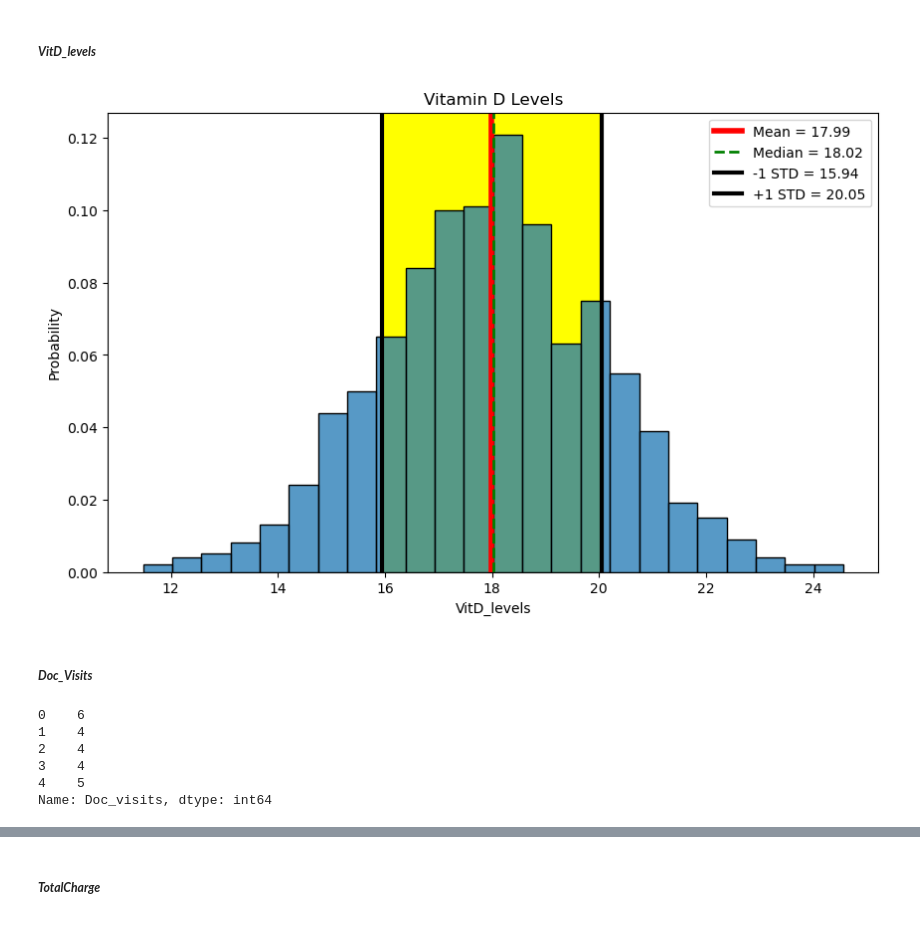
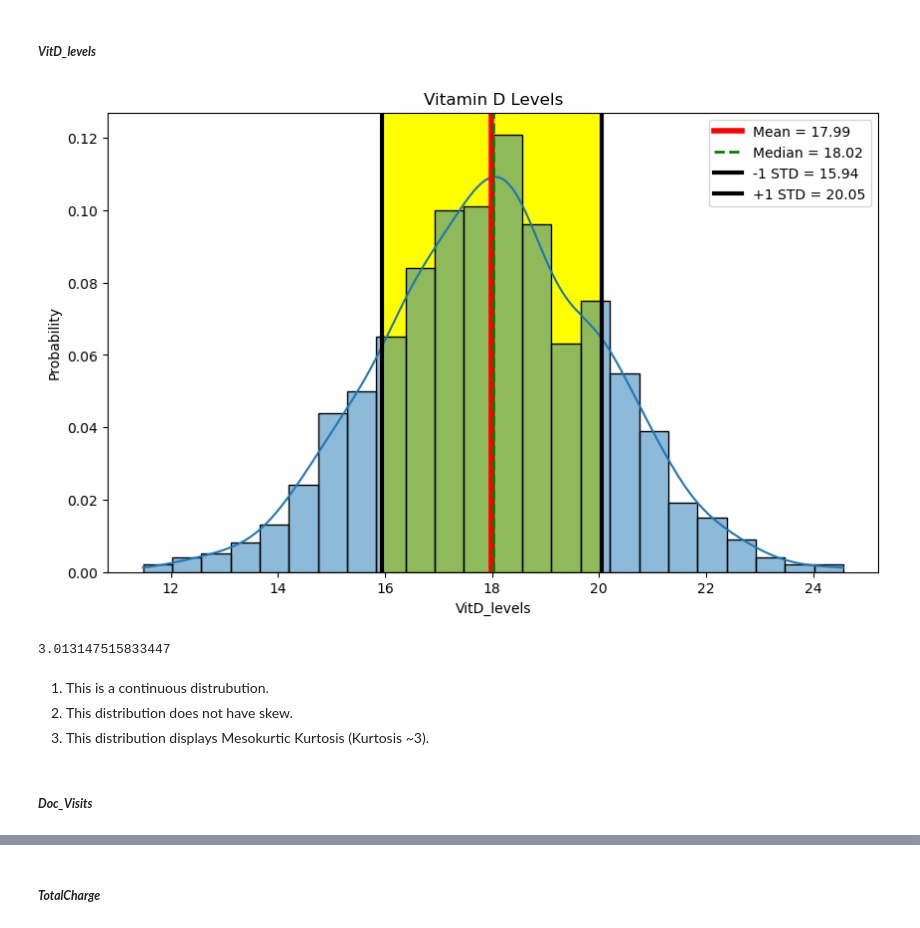
Before and after one commit to john-a-dixon/describing-distributions, a Jupyter notebook: desc-dist.ipynb, the cells around one changed output, grey strips where cells are left out. Saved outputs shown, nothing was run; the diff lists cells and outputs as text; code cells hidden in the pictures.

Commit message:
Added the second distribution description.

```diff
--- a/desc-dist.ipynb
+++ b/desc-dist.ipynb
@@ -45,39 +46,45 @@ std_minus_one_1 = mean_1 - df["VitD_levels"].std()
 # %%
 # Define figure and axes
 fig, ax = plt.subplots(figsize=(10, 6))
-sns.histplot(data=df, x="VitD_levels", stat="probability")
+sns.histplot(data=df, x="VitD_levels", stat="probability", kde=True)
+# Set the title
 ax.set_title("Vitamin D Levels")
+# Draw the mean line
 ax.axvline(mean_1,
            color="red",
            label=f"Mean = {round(mean_1, 2)}",
            linewidth=4)
+# Draw the median line
 ax.axvline(median_1,
            color="green",
            label=f"Median = {round(median_1, 2)}",
            linewidth=2,
            ls="--")
+# Draw the -1 STD line
 ax.axvline(std_minus_one_1,
            color="black",
            label=f"-1 STD = {round(std_minus_one_1, 2)}",
            linewidth=3)
+# Draw the +1 STD lin
 ax.axvline(std_plus_one_1,
            color="black",
            label=f"+1 STD = {round(std_plus_one_1, 2)}",
            linewidth=3)
+# Highlight the range between -1 STD and +1 STD
 ax.axvspan(std_minus_one_1, std_plus_one_1, color="yellow", zorder=0)
+# Supply a legend
 ax.legend();
 # %% [output]
-[figure, old version]
+[figure, new version]
+# %%
+# Calculate kurtosis
+kurtosis_1 = stats.kurtosis(df["VitD_levels"] , fisher=False)
+kurtosis_1
+# %% [output]
+3.013147515833447
+# %% [markdown]
+1. This is a continuous distrubution.
+2. This distribution does not have skew.
+3. This distribution displays Mesokurtic Kurtosis (Kurtosis ~3).
 # %% [markdown]
 ##### **_Doc_Visits_**
-# %%
-# Load the "Doc_visits" column to analyze
-doc_visits = df["Doc_visits"]
-doc_visits[:5]
-# %% [output]
-0    6
-1    4
-2    4
-3    4
-4    5
-Name: Doc_visits, dtype: int64
```
Also changed, not shown: parts of 6 cells of this notebook.
